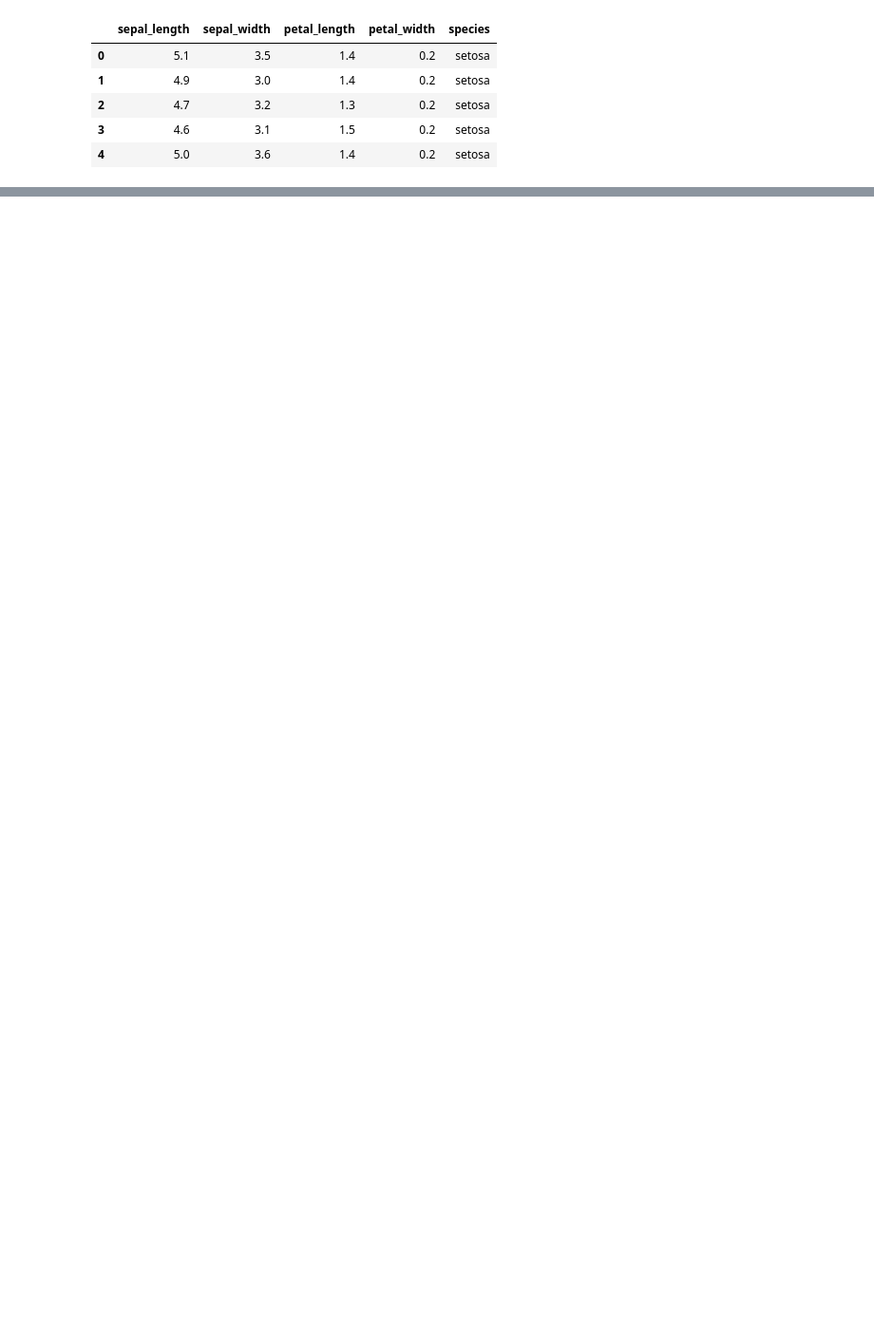
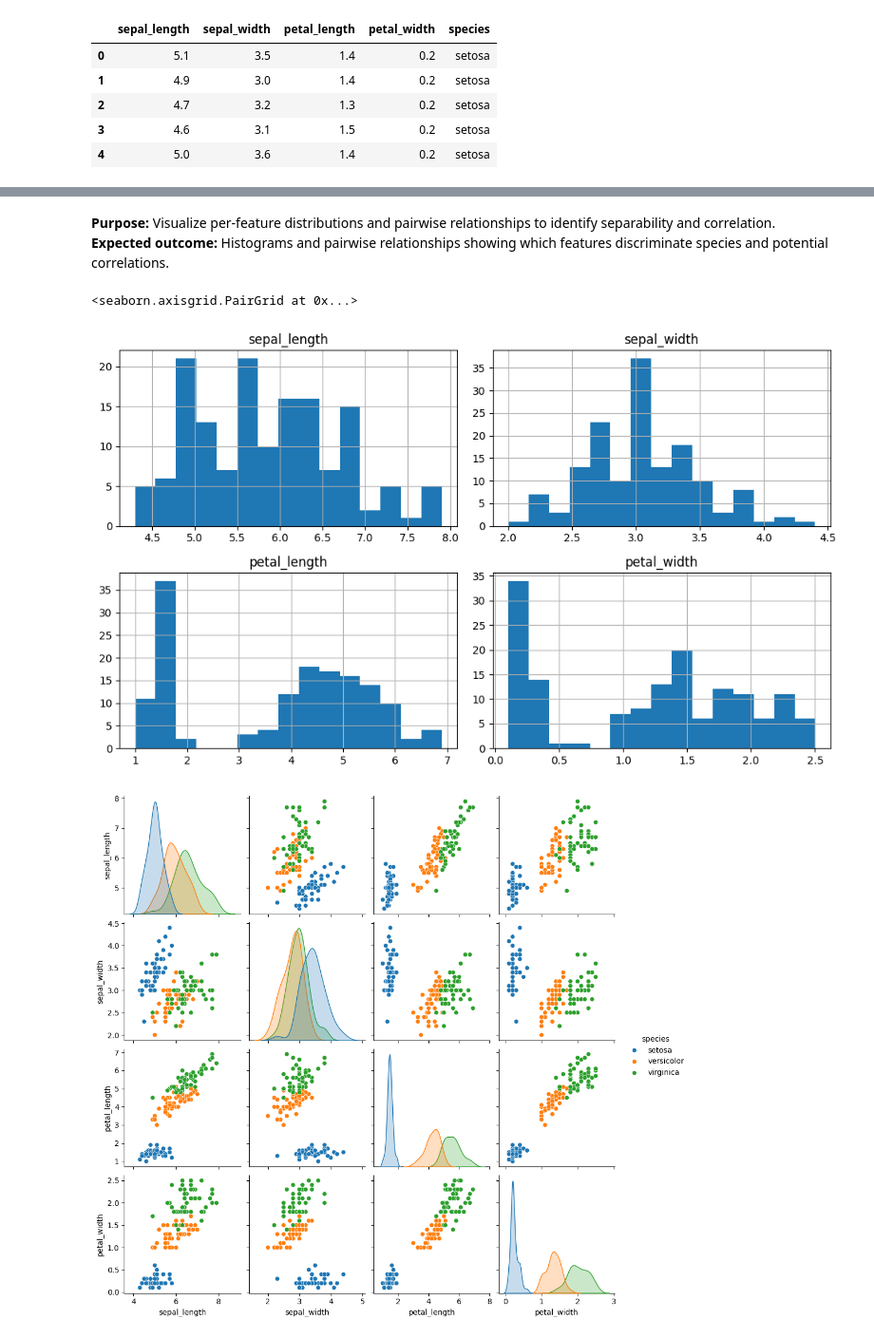
Before and after one commit to s-golla/datafun-04-eda, a Jupyter notebook: eda-saratchandra.ipynb, the cells around one changed output, grey strips where cells are left out. Shown: that part at 95% size. Cells and saved outputs as stored; diff of their text form; code cells hidden in the pictures; blank space fills up the shorter version.

```diff
--- a/eda-saratchandra.ipynb
+++ b/eda-saratchandra.ipynb
@@ -33,0 +89,16 @@ iris_df.head()
+# %% [markdown]
+**Purpose:** Visualize per-feature distributions and pairwise relationships to identify separability and correlation.
+**Expected outcome:** Histograms and pairwise relationships showing which features discriminate species and potential correlations.
+# %%
+# Distribution plots
+import matplotlib.pyplot as plt
+num_cols = iris_df.select_dtypes(include=['number']).columns
+iris_df[num_cols].hist(bins=15, figsize=(10,6))
+plt.tight_layout()
+
+# Pairplot
+sns.pairplot(iris_df, hue='species')
+# %% [output]
+<seaborn.axisgrid.PairGrid at 0x...>
+[figure, added]
+[figure, added]
```
Also changed, not shown: parts of 18 cells of this notebook.
